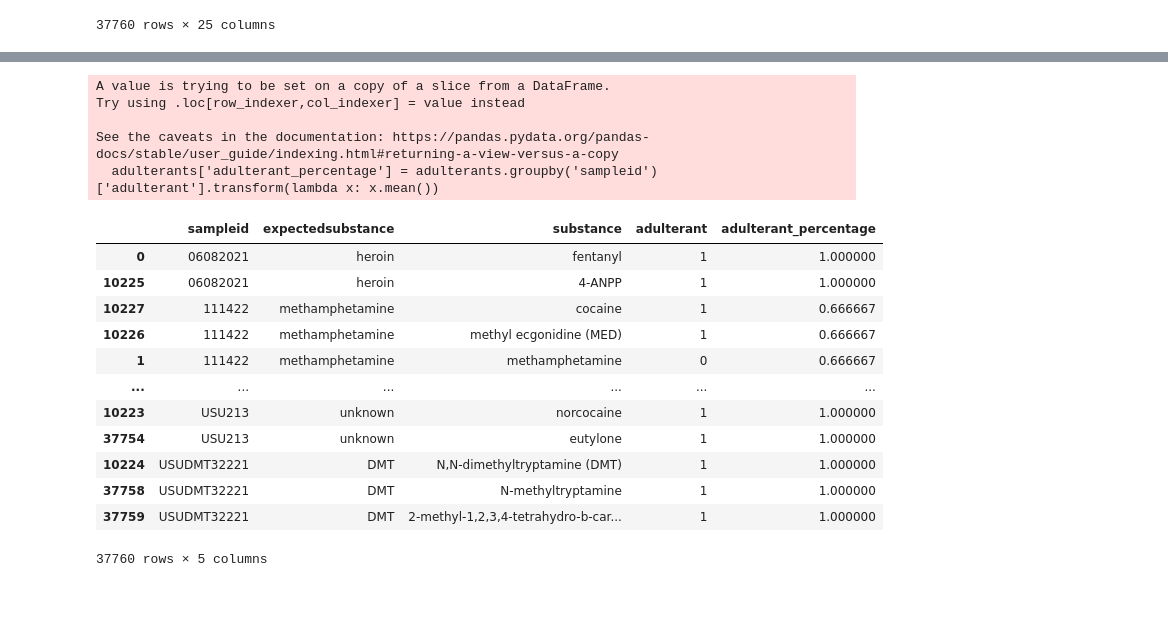
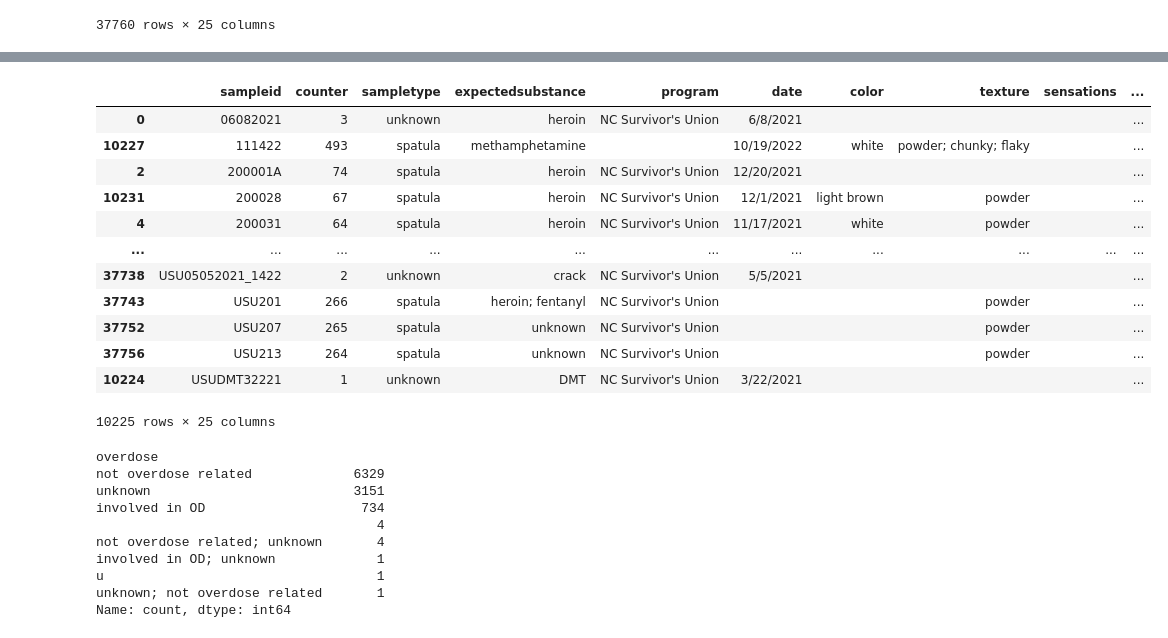
Before and after one commit to apanthari/mastersthesis, a Jupyter notebook: analysis.ipynb, the cells around one changed output, grey strips where cells are left out. Cells and saved outputs as stored; diff of their text form; code cells hidden in the pictures; blank space fills up the shorter version.

```diff
--- a/analysis.ipynb
+++ b/analysis.ipynb
@@ -89,7 +84,3 @@ df_sorted
 | 37758 | USUDMT32221 | 1 | unknown | DMT | NC Survivor's Union | 3/22/2021 |  |  |  | ... |
 | 37759 | USUDMT32221 | 1 | unknown | DMT | NC Survivor's Union | 3/22/2021 |  |  |  | ... |
 37760 rows × 25 columns
-# %%
-pd.set_option('display.max_rows', 500)
-
-df_sorted['color'].value_counts()
@@ -159,4 +86,0 @@ rows_with_25
-# %%
-#there are 10,225 samples in this database
-pd.set_option('display.max_rows', 500)
-df['expectedsubstance'].value_counts()
@@ -217,23 +86,0 @@ adulterants
-# %%
-#get the mean value of adulterant column grouped by sample id
-adulterants['adulterant_percentage'] = adulterants.groupby('sampleid')['adulterant'].transform(lambda x: x.mean())
-adulterants
-# %% [output]
-A value is trying to be set on a copy of a slice from a DataFrame.
-Try using .loc[row_indexer,col_indexer] = value instead
-
-See the caveats in the documentation: https://pandas.pydata.org/pandas-docs/stable/user_guide/indexing.html#returning-a-view-versus-a-copy
-  adulterants['adulterant_percentage'] = adulterants.groupby('sampleid')['adulterant'].transform(lambda x: x.mean())
-|  | sampleid | expectedsubstance | substance | adulterant | adulterant_percentage |
-| 0 | 06082021 | heroin | fentanyl | 1 | 1.000000 |
-| 10225 | 06082021 | heroin | 4-ANPP | 1 | 1.000000 |
-| 10227 | 111422 | methamphetamine | cocaine | 1 | 0.666667 |
-| 10226 | 111422 | methamphetamine | methyl ecgonidine (MED) | 1 | 0.666667 |
-| 1 | 111422 | methamphetamine | methamphetamine | 0 | 0.666667 |
-| ... | ... | ... | ... | ... | ... |
-| 10223 | USU213 | unknown | norcocaine | 1 | 1.000000 |
-| 37754 | USU213 | unknown | eutylone | 1 | 1.000000 |
-| 10224 | USUDMT32221 | DMT | N,N-dimethyltryptamine (DMT) | 1 | 1.000000 |
-| 37758 | USUDMT32221 | DMT | N-methyltryptamine | 1 | 1.000000 |
-| 37759 | USUDMT32221 | DMT | 2-methyl-1,2,3,4-tetrahydro-b-car... | 1 | 1.000000 |
-37760 rows × 5 columns
@@ -242,0 +87,32 @@ df_sorted.to_csv('all_samples.csv', index=False)
+# %%
+#get the unique rows for each subtance
+first_instances = df_sorted.drop_duplicates(subset=['sampleid'], keep='first')
+first_instances
+# %% [output]
+|  | sampleid | counter | sampletype | expectedsubstance | program | date | color | texture | sensations | ... |
+| 0 | 06082021 | 3 | unknown | heroin | NC Survivor's Union | 6/8/2021 |  |  |  | ... |
+| 10227 | 111422 | 493 | spatula | methamphetamine |  | 10/19/2022 | white | powder; chunky; flaky |  | ... |
+| 2 | 200001A | 74 | spatula | heroin | NC Survivor's Union | 12/20/2021 |  |  |  | ... |
+| 10231 | 200028 | 67 | spatula | heroin | NC Survivor's Union | 12/1/2021 | light brown | powder |  | ... |
+| 4 | 200031 | 64 | spatula | heroin | NC Survivor's Union | 11/17/2021 | white | powder |  | ... |
+| ... | ... | ... | ... | ... | ... | ... | ... | ... | ... | ... |
+| 37738 | USU05052021_1422 | 2 | unknown | crack | NC Survivor's Union | 5/5/2021 |  |  |  | ... |
+| 37743 | USU201 | 266 | spatula | heroin; fentanyl | NC Survivor's Union |  |  | powder |  | ... |
+| 37752 | USU207 | 265 | spatula | unknown | NC Survivor's Union |  |  | powder |  | ... |
+| 37756 | USU213 | 264 | spatula | unknown | NC Survivor's Union |  |  | powder |  | ... |
+| 10224 | USUDMT32221 | 1 | unknown | DMT | NC Survivor's Union | 3/22/2021 |  |  |  | ... |
+10225 rows × 25 columns
+# %%
+overdose = first_instances[['overdose']]
+overdose.value_counts()
+# %% [output]
+overdose
+not overdose related             6329
+unknown                          3151
+involved in OD                    734
+                                    4
+not overdose related; unknown       4
+involved in OD; unknown             1
+u                                   1
+unknown; not overdose related       1
+Name: count, dtype: int64
```
Also changed, not shown: parts of 16 cells of this notebook, 20 other files.
